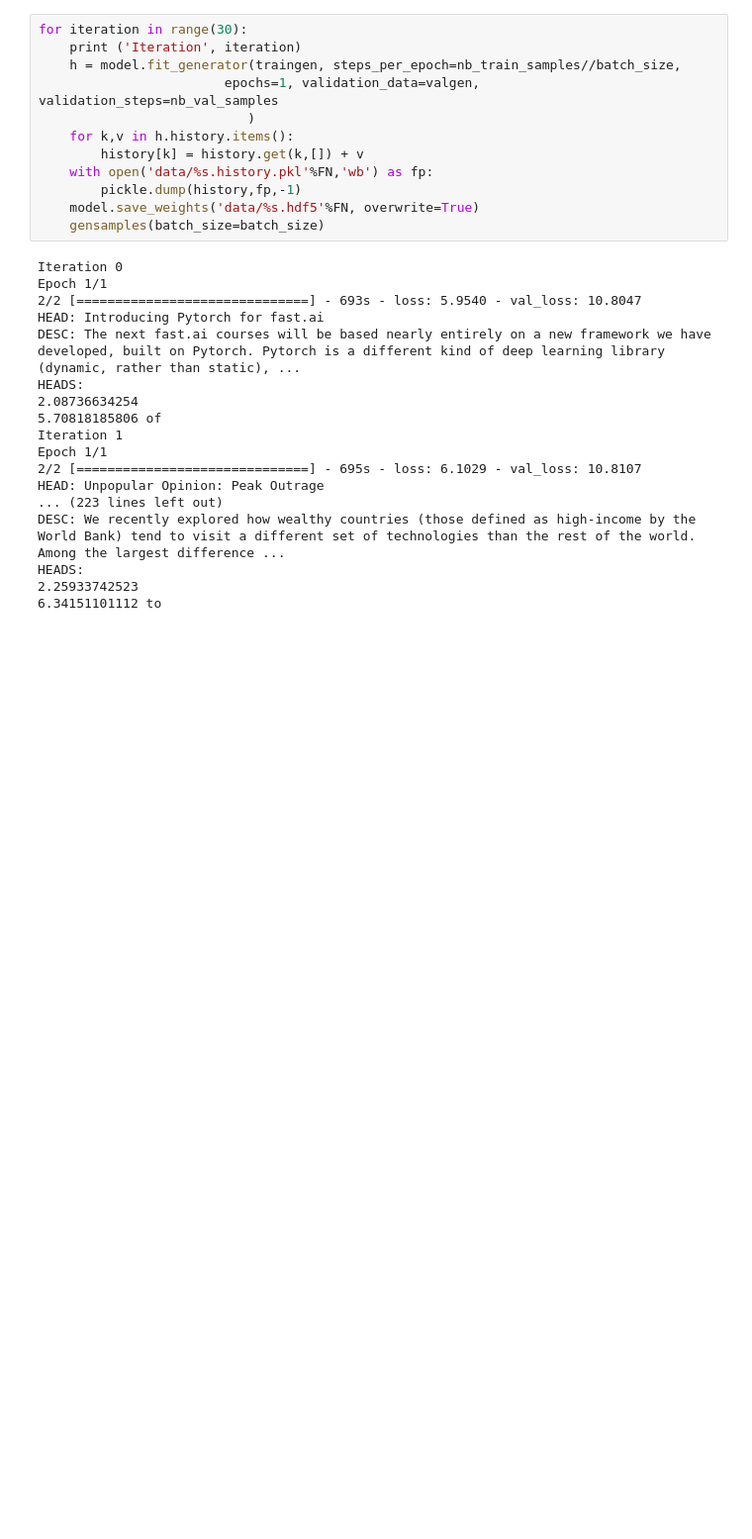
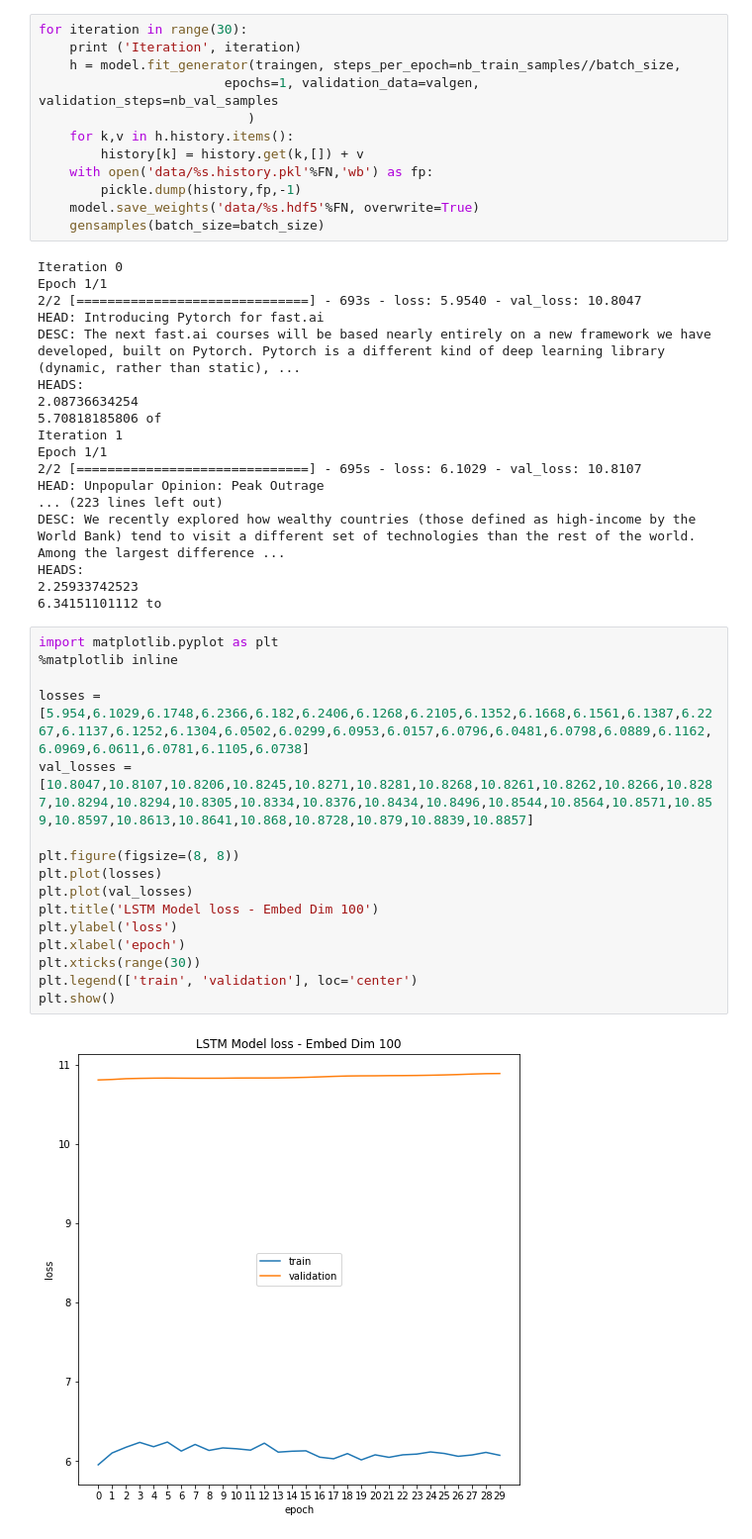
Before and after one commit to JC-B/nlp-subject-headline-project, a Jupyter notebook: 4_train.ipynb, the cells around one changed output. Shown at 99% size. Saved outputs shown, nothing was run; the diff lists cells and outputs as text; blank space fills up the shorter version.

Commit message:
new plots

```diff
--- a/4_train.ipynb
+++ b/4_train.ipynb
@@ -694,3 +694,21 @@ DESC: We recently explored how wealthy countries (those defined as high-income b
 HEADS:
 2.25933742523
 6.34151101112 to
+# %%
+import matplotlib.pyplot as plt
+%matplotlib inline
+
+losses = [5.954,6.1029,6.1748,6.2366,6.182,6.2406,6.1268,6.2105,6.1352,6.1668,6.1561,6.1387,6.2267,6.1137,6.1252,6.1304,6.0502,6.0299,6.0953,6.0157,6.0796,6.0481,6.0798,6.0889,6.1162,6.0969,6.0611,6.0781,6.1105,6.0738]
+val_losses = [10.8047,10.8107,10.8206,10.8245,10.8271,10.8281,10.8268,10.8261,10.8262,10.8266,10.8287,10.8294,10.8294,10.8305,10.8334,10.8376,10.8434,10.8496,10.8544,10.8564,10.8571,10.859,10.8597,10.8613,10.8641,10.868,10.8728,10.879,10.8839,10.8857]
+
+plt.figure(figsize=(8, 8))
+plt.plot(losses)
+plt.plot(val_losses)
+plt.title('LSTM Model loss - Embed Dim 100')
+plt.ylabel('loss')
+plt.xlabel('epoch')
+plt.xticks(range(30))
+plt.legend(['train', 'validation'], loc='center')
+plt.show()
+# %% [output]
+[figure, added]
```
Also changed, not shown: 1 other file.
